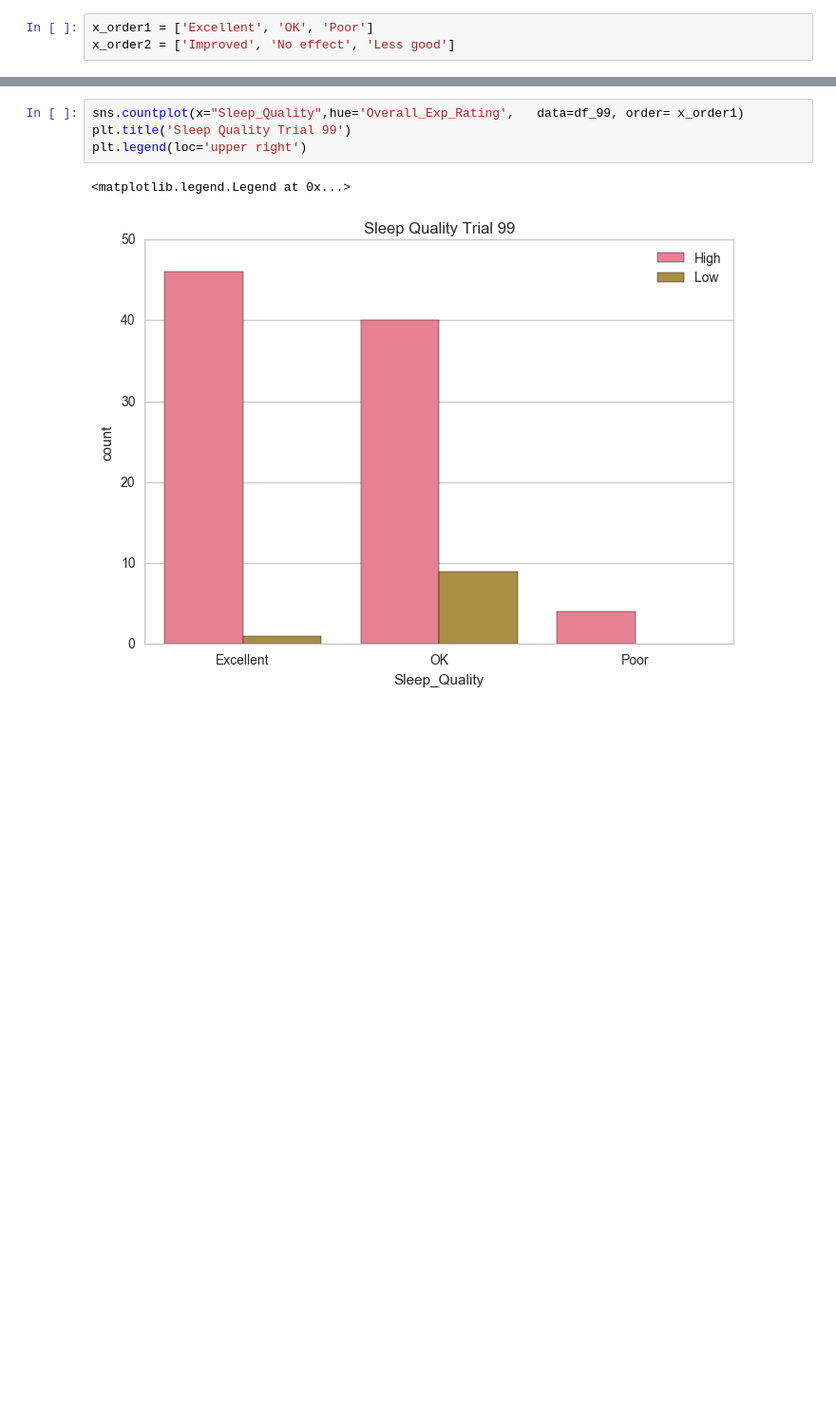
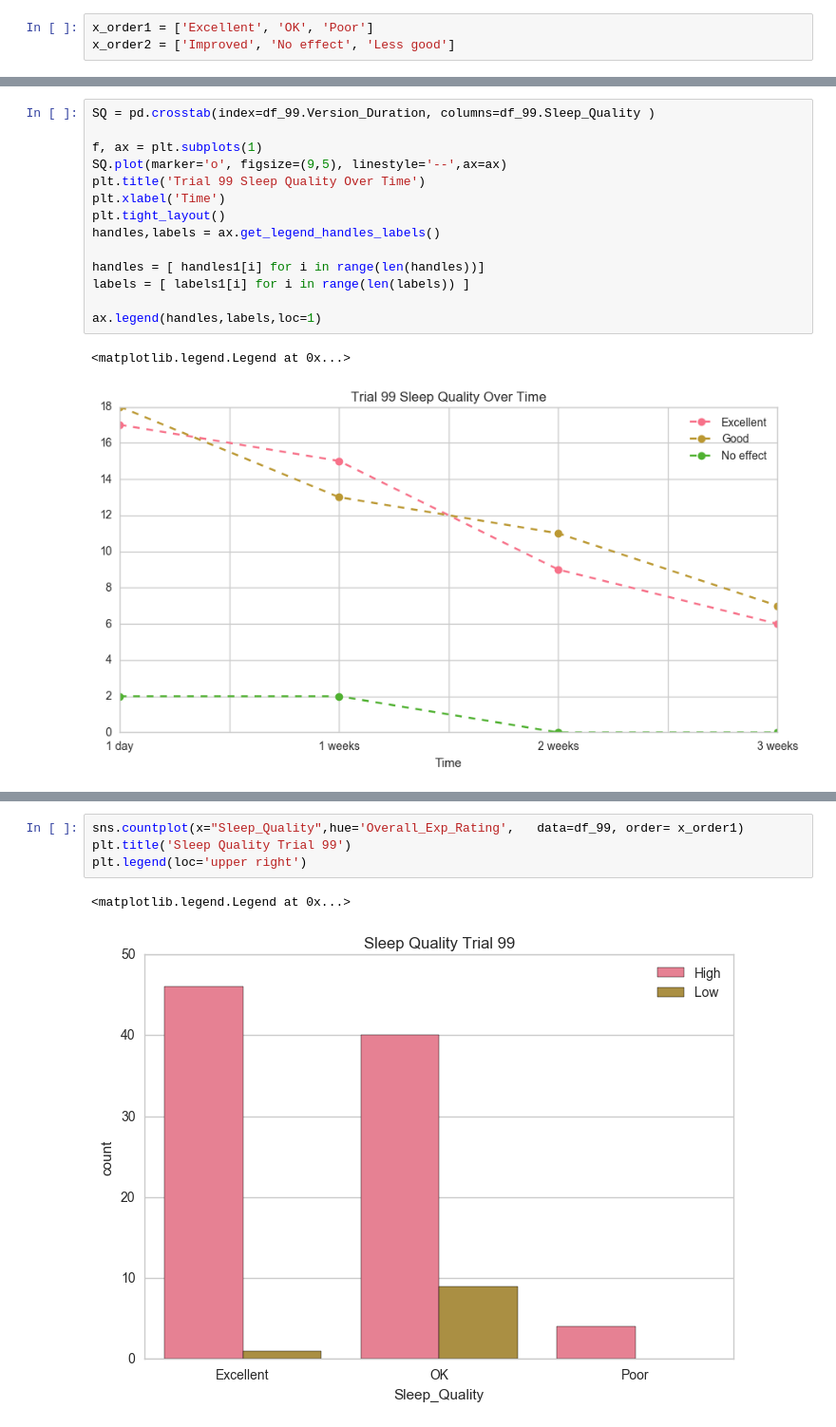
Before and after one commit to s-leung/NootropicProject, a Jupyter notebook: EDA.ipynb, the cells around one changed output, grey strips where cells are left out. Shown: that part at 95% size. Saved outputs shown, nothing was run; the diff lists cells and outputs as text; blank space fills up the shorter version.

```diff
--- a/EDA.ipynb
+++ b/EDA.ipynb
@@ -276,0 +302,17 @@ plt.title('Sleep Quality Trial 99')
+# %%
+SQ = pd.crosstab(index=df_99.Version_Duration, columns=df_99.Sleep_Quality )
+
+f, ax = plt.subplots(1)
+SQ.plot(marker='o', figsize=(9,5), linestyle='--',ax=ax)
+plt.title('Trial 99 Sleep Quality Over Time')
+plt.xlabel('Time')
+plt.tight_layout()
+handles,labels = ax.get_legend_handles_labels()
+
+handles = [ handles1[i] for i in range(len(handles))]
+labels = [ labels1[i] for i in range(len(labels)) ]
+
+ax.legend(handles,labels,loc=1)
+# %% [output]
+<matplotlib.legend.Legend at 0x...>
+[figure, added]
```
Also changed, not shown: parts of 27 cells of this notebook, 3 other files.
